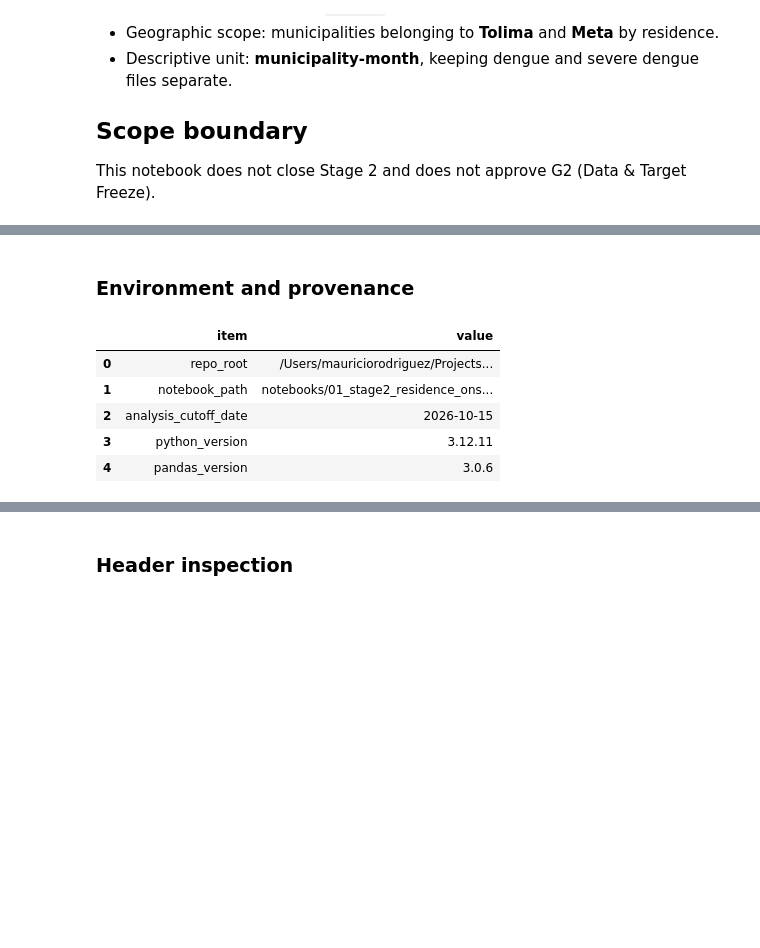
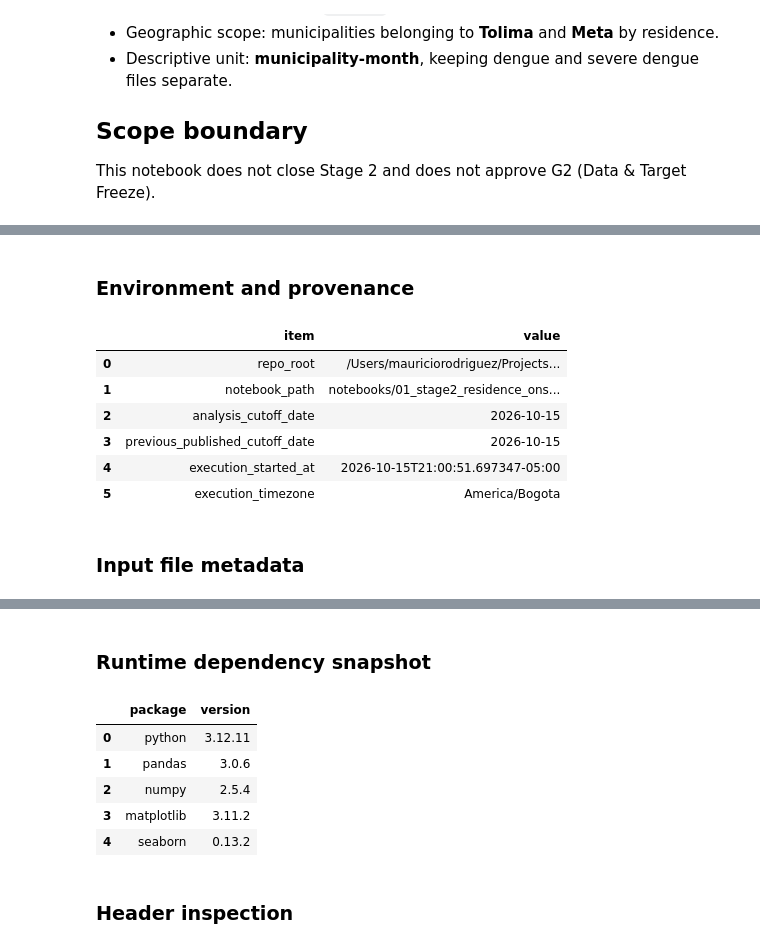
Before and after one commit to j-mauro-r/SAT-Dengue-V2, a Jupyter notebook: notebooks/01_stage2_residence_onset_eda.ipynb, the cells around one changed output, grey strips where cells are left out. Drawn from its saved outputs; the diff is of its cells as text; code cells hidden in the pictures; blank space fills up the shorter version.

```diff
--- a/notebooks/01_stage2_residence_onset_eda.ipynb
+++ b/notebooks/01_stage2_residence_onset_eda.ipynb
@@ -81,6 +98,7 @@ def find_repo_root(start: Path) -> Path:
         if (candidate / "pyproject.toml").exists() and (candidate / "AGENTS.md").exists():
             return candidate
     raise FileNotFoundError("Could not resolve repository root from current notebook location.")
+
 
 repo_root = find_repo_root(Path.cwd())
 
@@ -89,50 +107,88 @@ data_paths = {
     "dengue_grave": repo_root / "data" / "raw" / "dengue_grave.csv",
     "climate": repo_root / "data" / "raw" / "google_earth_engine.csv",
 }
 
 for name, path in data_paths.items():
     if not path.exists():
         raise FileNotFoundError(f"Missing required input file: {path}")
 
 file_meta = []
 for name, path in data_paths.items():
     stat = path.stat()
     file_meta.append(
         {
             "dataset": name,
             "relative_path": str(path.relative_to(repo_root)),
             "size_bytes": stat.st_size,
             "size_mb": round(stat.st_size / (1024 ** 2), 2),
-            "modified_local": pd.Timestamp(stat.st_mtime, unit="s").tz_localize("UTC").tz_convert("America/Bogota"),
+            "modified_local": pd.Timestamp(stat.st_mtime, unit="s").tz_localize("UTC").tz_convert(EXECUTION_TIMEZONE),
         }
     )
 
 meta_df = pd.DataFrame(file_meta)
+dependency_df = pd.DataFrame(
+    {
+        "package": ["python", "pandas", "numpy", "matplotlib", "seaborn"],
+        "version": [
+            sys.version.split(" ")[0],
+            pd.__version__,
+            np.__version__,
+            plt.matplotlib.__version__,
+            sns.__version__,
+        ],
+    }
+)
+
 display(Markdown("### Environment and provenance"))
-display(pd.DataFrame({
-    "item": ["repo_root", "notebook_path", "analysis_cutoff_date", "python_version", "pandas_version"],
-    "value": [
-        str(repo_root),
-        "notebooks/01_stage2_residence_onset_eda.ipynb",
-        str(ANALYSIS_CUTOFF_DATE.date()),
-        sys.version.split(" ")[0],
-        pd.__version__,
-    ],
-}))
+display(
+    pd.DataFrame(
+        {
+            "item": [
+                "repo_root",
+                "notebook_path",
+                "analysis_cutoff_date",
+                "previous_published_cutoff_date",
+                "execution_started_at",
+                "execution_timezone",
+            ],
+            "value": [
+                str(repo_root),
+                "notebooks/01_stage2_residence_onset_eda.ipynb",
+                str(ANALYSIS_CUTOFF_DATE.date()),
+                str(PREVIOUS_EXECUTION_CUTOFF_DATE.date()),
+                EXECUTION_STARTED_AT.isoformat(),
+                EXECUTION_TIMEZONE,
+            ],
+        }
+    )
+)
 
+display(Markdown("### Input file metadata"))
 display(meta_df)
+
+display(Markdown("### Runtime dependency snapshot"))
+display(dependency_df)
 # %% [output]
 ### Environment and provenance
 |  | item | value |
 | 0 | repo_root | /Users/mauriciorodriguez/Projects... |
 | 1 | notebook_path | notebooks/01_stage2_residence_ons... |
 | 2 | analysis_cutoff_date | 2026-10-15 |
-| 3 | python_version | 3.12.11 |
-| 4 | pandas_version | 3.0.6 |
+| 3 | previous_published_cutoff_date | 2026-10-15 |
+| 4 | execution_started_at | 2026-10-15T21:00:51.697347-05:00 |
+| 5 | execution_timezone | America/Bogota |
+### Input file metadata
 |  | dataset | relative_path | size_bytes | size_mb | modified_local |
 | 0 | dengue | data/raw/dengue.csv | 875694283 | 835.13 | 2026-10-15 18:17:22.588384628-05:00 |
 | 1 | dengue_grave | data/raw/dengue_grave.csv | 24537734 | 23.40 | 2026-10-15 18:17:22.133687258-05:00 |
 | 2 | climate | data/raw/google_earth_engine.csv | 1714041810 | 1634.64 | 2026-10-15 18:17:23.483286381-05:00 |
+### Runtime dependency snapshot
+|  | package | version |
+| 0 | python | 3.12.11 |
+| 1 | pandas | 3.0.6 |
+| 2 | numpy | 2.5.4 |
+| 3 | matplotlib | 3.11.2 |
+| 4 | seaborn | 0.13.2 |
 # %%
 def read_header(path: Path) -> list[str]:
     return pd.read_csv(path, nrows=0).columns.tolist()
```
Also changed, not shown: parts of 8 cells of this notebook, 3 other files.
